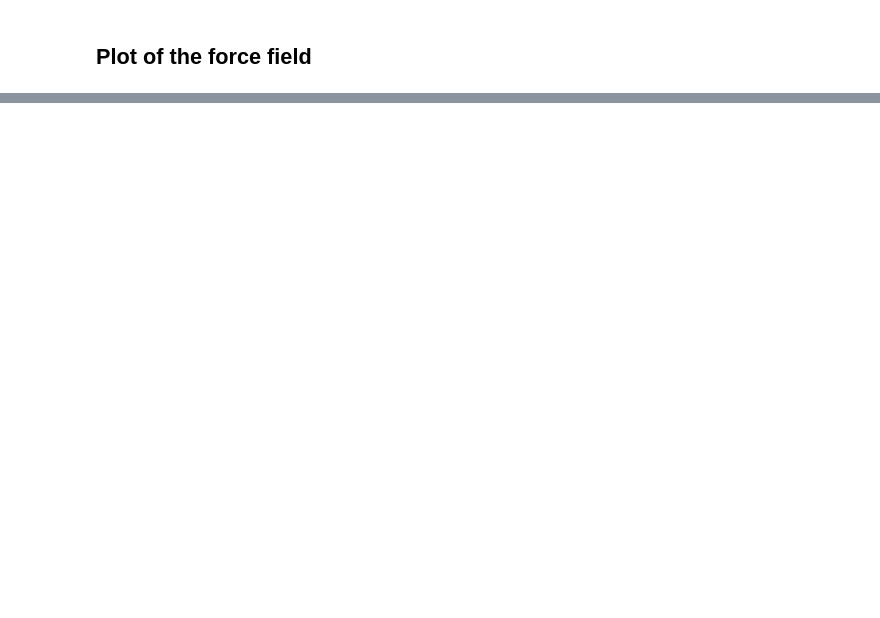
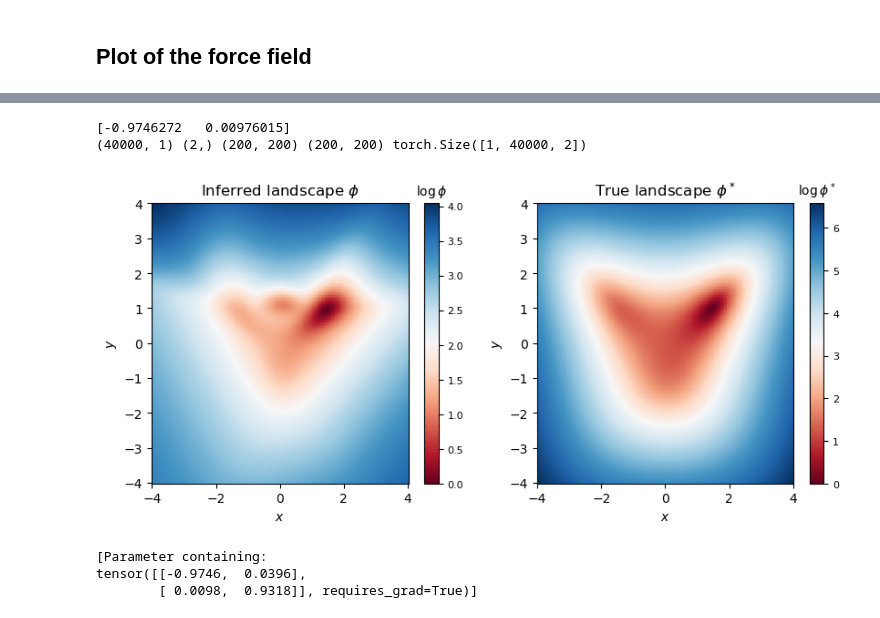
Before and after one commit to AddisonHowe/phiml, a Jupyter notebook: model_eval.ipynb, the cells around one changed output, grey strips where cells are left out. Drawn from its saved outputs; the diff is of its cells as text; code cells hidden in the pictures; blank space fills up the shorter version.

```diff
--- a/model_eval.ipynb
+++ b/model_eval.ipynb
@@ -219,0 +306,71 @@ ax.legend(['start', 'signal change', 'end']);
+# %%
+r = 4  # box radius
+res = 200  # resolution
+signal = [1, 0]  # signal
+
+tt = torch.tensor([0])
+signal_params = np.array([10, *signal, 0, 0])
+signal_params = torch.tensor([signal_params], dtype=torch.float32)
+
+x = np.linspace(-r, r, res)
+y = np.linspace(-r, r, res)
+xs, ys = np.meshgrid(x, y)
+z = np.array([xs.flatten(), ys.flatten()]).T
+z = torch.tensor([z], dtype=torch.float32, requires_grad=True)
+
+phi = model.phi(z).detach().numpy()[0]
+tilt = model.grad_tilt(tt, signal_params).detach().numpy()[0]
+print(tilt)
+print(phi.shape, tilt.shape, xs.shape, ys.shape, z.shape)
+phi = phi.reshape(xs.shape) + xs*tilt[0] + ys*tilt[1]
+
+phi_star = func_phi_star(xs, ys, signal[0], signal[1])
+
+# Normalize the landscapes to have unit minimum
+phi = np.log(1 + phi - phi.min())
+phi_star = np.log(1 + phi_star - phi_star.min())
+
+fig, axes = plt.subplots(1, 2, figsize=(10,4))
+
+# Plot inferred landscape (TILTED)
+ax = axes[0]
+sc = ax.pcolormesh(
+    xs, ys, phi.reshape(xs.shape),
+    cmap='RdBu',
+    vmin=phi.min(), vmax=phi.max()
+)
+
+ax.set_xlabel(f"$x$")
+ax.set_ylabel(f"$y$")
+ax.set_title(f"Inferred landscape $\phi$")
+
+cbar = plt.colorbar(sc)
+cbar.ax.set_title("$\log\phi$", size=10)
+cbar.ax.tick_params(labelsize=8)
+
+# Plot true landscape (TILTED)
+ax = axes[1]
+sc = ax.pcolormesh(
+    xs, ys, phi_star.reshape(xs.shape),
+    cmap='RdBu',
+    vmin=phi_star.min(), vmax=phi_star.max()
+)
+
+ax.set_xlabel(f"$x$")
+ax.set_ylabel(f"$y$")
+ax.set_title(f"True landscape $\phi^*$")
+
+cbar = plt.colorbar(sc)
+cbar.ax.set_title("$\log\phi^*$", size=10)
+cbar.ax.tick_params(labelsize=8)
+# %% [output]
+[-0.9746272   0.00976015]
+(40000, 1) (2,) (200, 200) (200, 200) torch.Size([1, 40000, 2])
+[figure, added]
+# %%
+tilt_params = list(model.tilt_nn.parameters())
+print(tilt_params)
+# %% [output]
+[Parameter containing:
+tensor([[-0.9746,  0.0396],
+        [ 0.0098,  0.9318]], requires_grad=True)]
```
Also changed, not shown: parts of 11 cells of this notebook, 4 other files.
